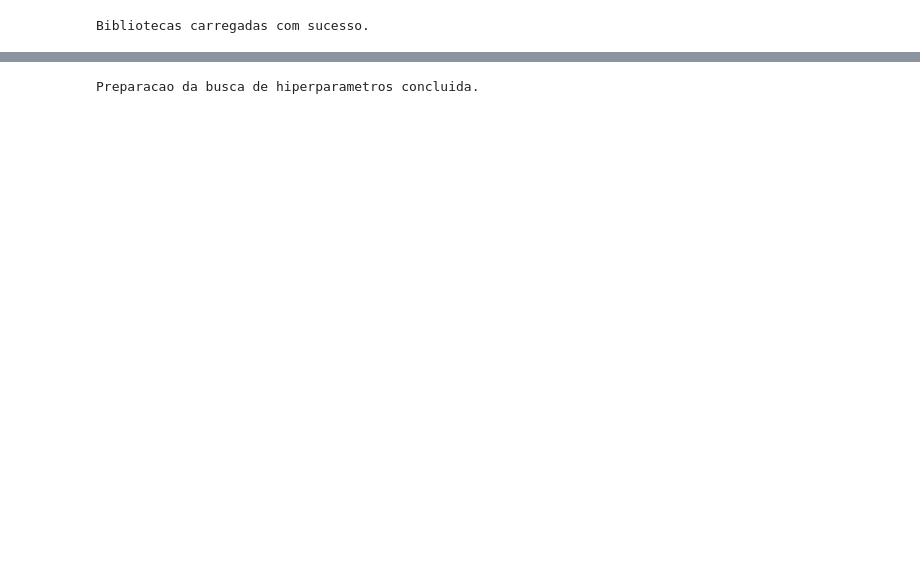
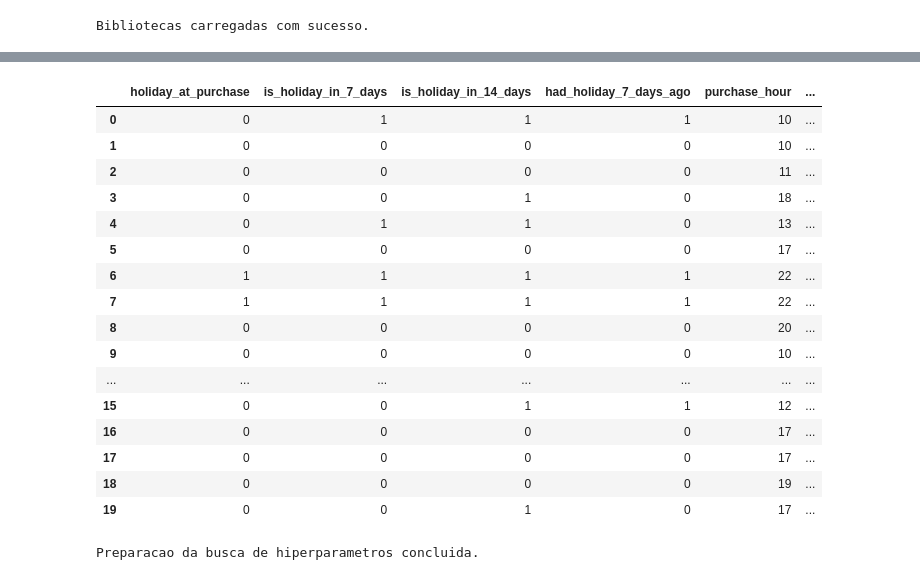
Before and after one commit to Last-Mile-Optimization/backend, a Jupyter notebook: modelo/split-temporal/XGBoost_temporal_split.ipynb, the cells around one changed output, grey strips where cells are left out. Drawn from its saved outputs; the diff is of its cells as text; code cells hidden in the pictures; blank space fills up the shorter version.

```diff
--- a/modelo/split-temporal/XGBoost_temporal_split.ipynb
+++ b/modelo/split-temporal/XGBoost_temporal_split.ipynb
@@ -61,7 +61,7 @@ Bibliotecas carregadas com sucesso.
 # %%
 # Celula 2: leitura da base e preparo das variaveis de entrada.
 # Objetivo: montar X (features) e y (alvo) sem vazamento de informacao.
-csv_path = Path(r"C:\Users\otavi\OneDrive\Desktop\last-mile-tcc\backend\tabela_final\part-00000-bc8041e1-56a7-4223-b839-8474dfbae85d-c000.csv")
+csv_path = Path(r"C:\Users\otavi\OneDrive\Desktop\last-mile-tcc\backend\tabela_final\part-00000-ca4a34f2-1bd8-485a-bddf-3084ae83539c-c000.csv")
 df = pd.read_csv(csv_path)
 
 # Variavel alvo: 1 = atraso, 0 = no prazo.
@@ -93,66 +93,23 @@ date_col = pd.to_datetime(df['order_delivered_carrier_date'], utc=True)
 
 # Remover colunas (clima e vazamento de dados)
 colunas_remover = [
-    # Vazamento de dados / Pos-compra (ocorrem apos aprovacao ou derivam do tempo de entrega)
-    'order_delivered_customer_date',
-    'order_delivered_carrier_date',
-    'review_score',
-    # 'delivered_on_time', # Vamos manter esta no df principal apenas para analises descritivas, nao passaremos ela para 'X'.
-    'approval_time_hours',
-    'handling_time_hours',
-    'shipping_delay_hours',
-
-    # Variaveis climaticas (Vendedor)
-    'seller_total_rainfall_period_mm',
-    'seller_max_rain_intensity_mm_h',
-    'seller_max_wind_gust_period_ms',
-    'seller_interval_code',
-    'seller_rain_class_code',
-    'seller_wind_class_code',
-    'seller_accumulated_rainfall_3_days_mm',
-    'seller_is_heavy_rain',
-    'seller_is_strong_wind',
-
-    # Variaveis climaticas (Cliente)
-    'customer_total_rainfall_period_mm',
-    'customer_max_rain_intensity_mm_h',
-    'customer_max_wind_gust_period_ms',
-    'customer_interval_code',
-    'customer_rain_class_code',
-    'customer_wind_class_code',
-    'customer_accumulated_rainfall_3_days_mm',
-    'customer_is_heavy_rain',
-    'customer_is_strong_wind',
-
-    'seller_meso_metropolitana_de_sao_paulo',
-    'seller_meso_araraquara',
-    'seller_meso_piracicaba',
-    'seller_meso_ribeirao_preto',
-    'seller_meso_sao_jose_do_rio_preto',
-    'seller_meso_campinas',
-    'seller_meso_vale_do_paraiba_paulista',
-    'seller_meso_macro_metropolitana_paulista',
-    'seller_meso_bauru',
-    'seller_meso_presidente_prudente',
-    'seller_meso_marilia',
-    'seller_meso_assis',
-    'seller_meso_aracatuba',
-    'seller_meso_litoral_sul_paulista',
-    'seller_meso_itapetininga',
-    'customer_meso_metropolitana_de_sao_paulo',
-    'customer_meso_piracicaba',
-    'customer_meso_campinas',
-    'customer_meso_vale_do_paraiba_paulista',
-    'customer_meso_ribeirao_preto',
-    'customer_meso_sao_jose_do_rio_preto',
-    'customer_meso_macro_metropolitana_paulista',
-    'customer_meso_bauru','customer_meso_araraquara',
-    'customer_meso_presidente_prudente',
-    'customer_meso_marilia',
-    'customer_meso_assis',
-    'customer_meso_aracatuba',
-    'customer_meso_itapetininga',
-    'customer_meso_litoral_sul_paulista'
+    # Vazamento de dados / multicolinearidade
+    "order_purchase_timestamp",
+    "order_approved_at",
+    "order_delivered_carrier_date",
+    "interval_code_delivered_carrier",
+    "order_delivered_customer_date",
+    "interval_code_delivered_customer",
+    "had_holiday_14_days_ago",
+    "order_estimated_delivery_date",
+    "shipping_limit_date",
+    "days_since_last_holiday",
+    "days_until_next_holiday",
+    "delivered_on_time",
+    "customer_city",
+    "seller_city",
+    "category_name",
+    "review_score"
 ]
 
 X = X.drop(columns=colunas_remover, errors='ignore')
@@ -180,4 +137,6 @@ print(f"Treino (ate Jun/2018): {qtd_treino:,} ({qtd_treino/total_linhas:.2%})")
 print(f" - Atrasos no Treino: {pos_count} ({(y_train == 1).mean():.2%} do treino)\n")
 print(f"Teste (Jul/2018 em diante): {qtd_teste:,} ({qtd_teste/total_linhas:.2%})")
 print(f" - Atrasos no Teste: {(y_test == 1).sum()} ({(y_test == 1).mean():.2%} do teste)\n")
+
+X.head(20)
 # %% [output]
@@ -187,7 +146,24 @@ Treino (ate Jun/2018): 28,706 (84.88%)
  - Atrasos no Treino: 1425 (4.96% do treino)
 
 Teste (Jul/2018 em diante): 5,114 (15.12%)
  - Atrasos no Teste: 613 (11.99% do teste)
+|  | holiday_at_purchase | is_holiday_in_7_days | is_holiday_in_14_days | had_holiday_7_days_ago | purchase_hour | ... |
+| 0 | 0 | 1 | 1 | 1 | 10 | ... |
+| 1 | 0 | 0 | 0 | 0 | 10 | ... |
+| 2 | 0 | 0 | 0 | 0 | 11 | ... |
+| 3 | 0 | 0 | 1 | 0 | 18 | ... |
+| 4 | 0 | 1 | 1 | 0 | 13 | ... |
+| 5 | 0 | 0 | 0 | 0 | 17 | ... |
+| 6 | 1 | 1 | 1 | 1 | 22 | ... |
+| 7 | 1 | 1 | 1 | 1 | 22 | ... |
+| 8 | 0 | 0 | 0 | 0 | 20 | ... |
+| 9 | 0 | 0 | 0 | 0 | 10 | ... |
+| ... | ... | ... | ... | ... | ... | ... |
+| 15 | 0 | 0 | 1 | 1 | 12 | ... |
+| 16 | 0 | 0 | 0 | 0 | 17 | ... |
+| 17 | 0 | 0 | 0 | 0 | 17 | ... |
+| 18 | 0 | 0 | 0 | 0 | 19 | ... |
+| 19 | 0 | 0 | 1 | 0 | 17 | ... |
 # %%
 # Celula 3: define funcoes e configuracoes da busca de hiperparametros.
 # A avaliacao desta analise trata "atraso" como classe positiva (1).
```
Also changed, not shown: parts of 5 cells of this notebook, 1 other file.
